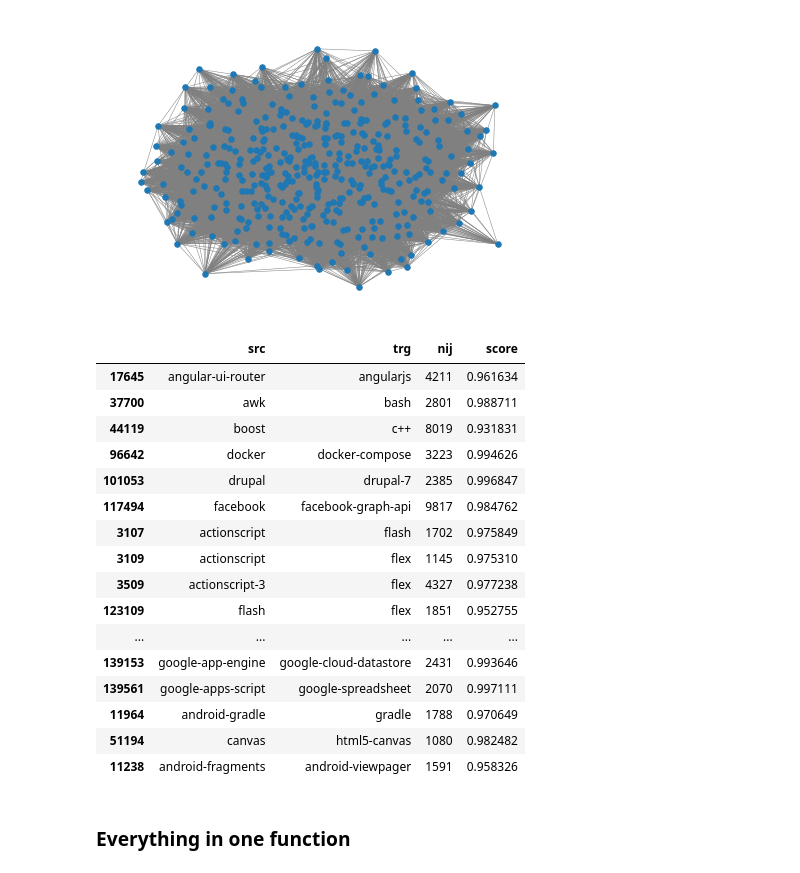
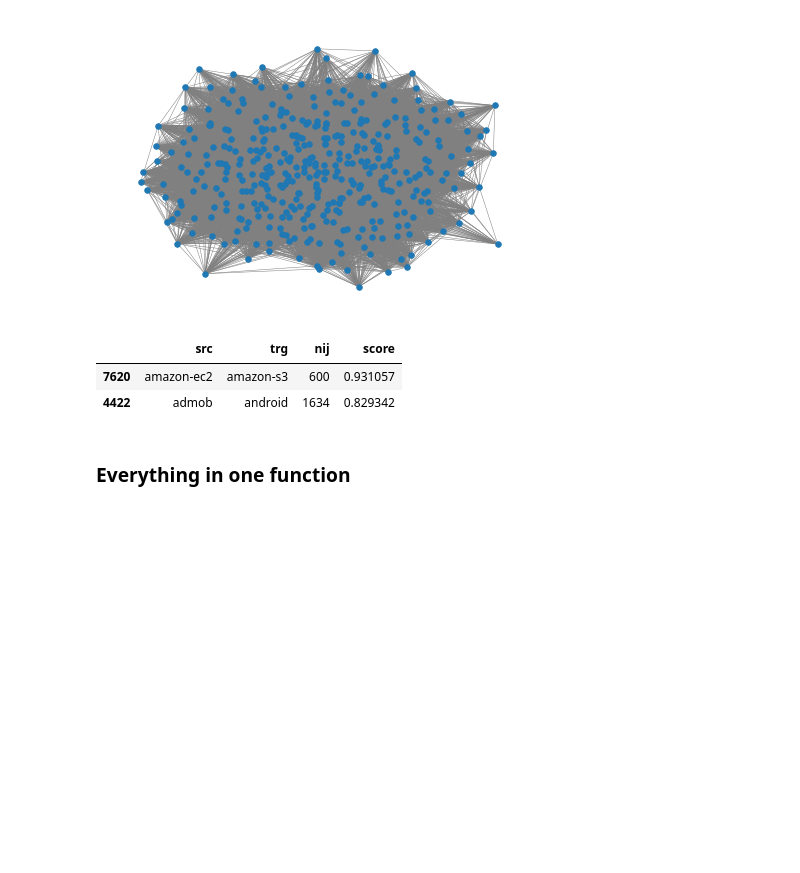
Before and after one commit to QuantomOle/The-Technology-Space-and-Digital-Development, a Jupyter notebook: code_alexandra/Network_stackoverflow-from_raw_data.ipynb, the cells around one changed output. Saved outputs shown, nothing was run; the diff lists cells and outputs as text; code cells hidden in the pictures; blank space fills up the shorter version.

```diff
--- a/code_alexandra/Network_stackoverflow-from_raw_data.ipynb
+++ b/code_alexandra/Network_stackoverflow-from_raw_data.ipynb
@@ -308,25 +308,11 @@ nx.draw(G, node_size = 30, edge_color = "gray", width = 0.5)
 # %% [output]
 [figure]
 # %%
-edge_table_thresholded.head(40)
+edge_table_thresholded.head(2)
 # %% [output]
 |  | src | trg | nij | score |
-| 17645 | angular-ui-router | angularjs | 4211 | 0.961634 |
-| 37700 | awk | bash | 2801 | 0.988711 |
-| 44119 | boost | c++ | 8019 | 0.931831 |
-| 96642 | docker | docker-compose | 3223 | 0.994626 |
-| 101053 | drupal | drupal-7 | 2385 | 0.996847 |
-| 117494 | facebook | facebook-graph-api | 9817 | 0.984762 |
-| 3107 | actionscript | flash | 1702 | 0.975849 |
-| 3109 | actionscript | flex | 1145 | 0.975310 |
-| 3509 | actionscript-3 | flex | 4327 | 0.977238 |
-| 123109 | flash | flex | 1851 | 0.952755 |
-| ... | ... | ... | ... | ... |
-| 139153 | google-app-engine | google-cloud-datastore | 2431 | 0.993646 |
-| 139561 | google-apps-script | google-spreadsheet | 2070 | 0.997111 |
-| 11964 | android-gradle | gradle | 1788 | 0.970649 |
-| 51194 | canvas | html5-canvas | 1080 | 0.982482 |
-| 11238 | android-fragments | android-viewpager | 1591 | 0.958326 |
+| 7620 | amazon-ec2 | amazon-s3 | 600 | 0.931057 |
+| 4422 | admob | android | 1634 | 0.829342 |
 # %% [markdown]
 ### Everything in one function
 # %%
```
Also changed, not shown: parts of 1 cell of this notebook.
